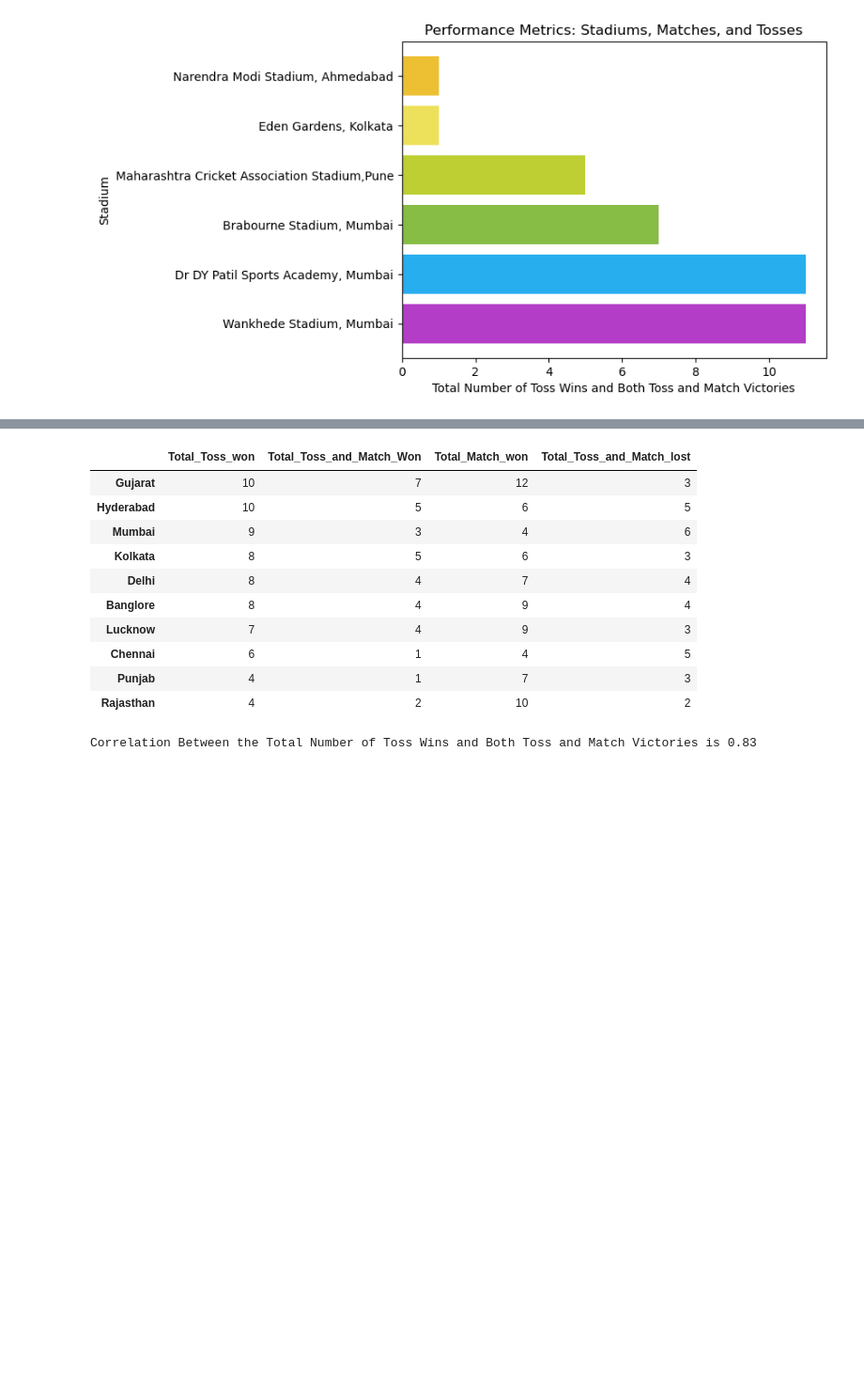
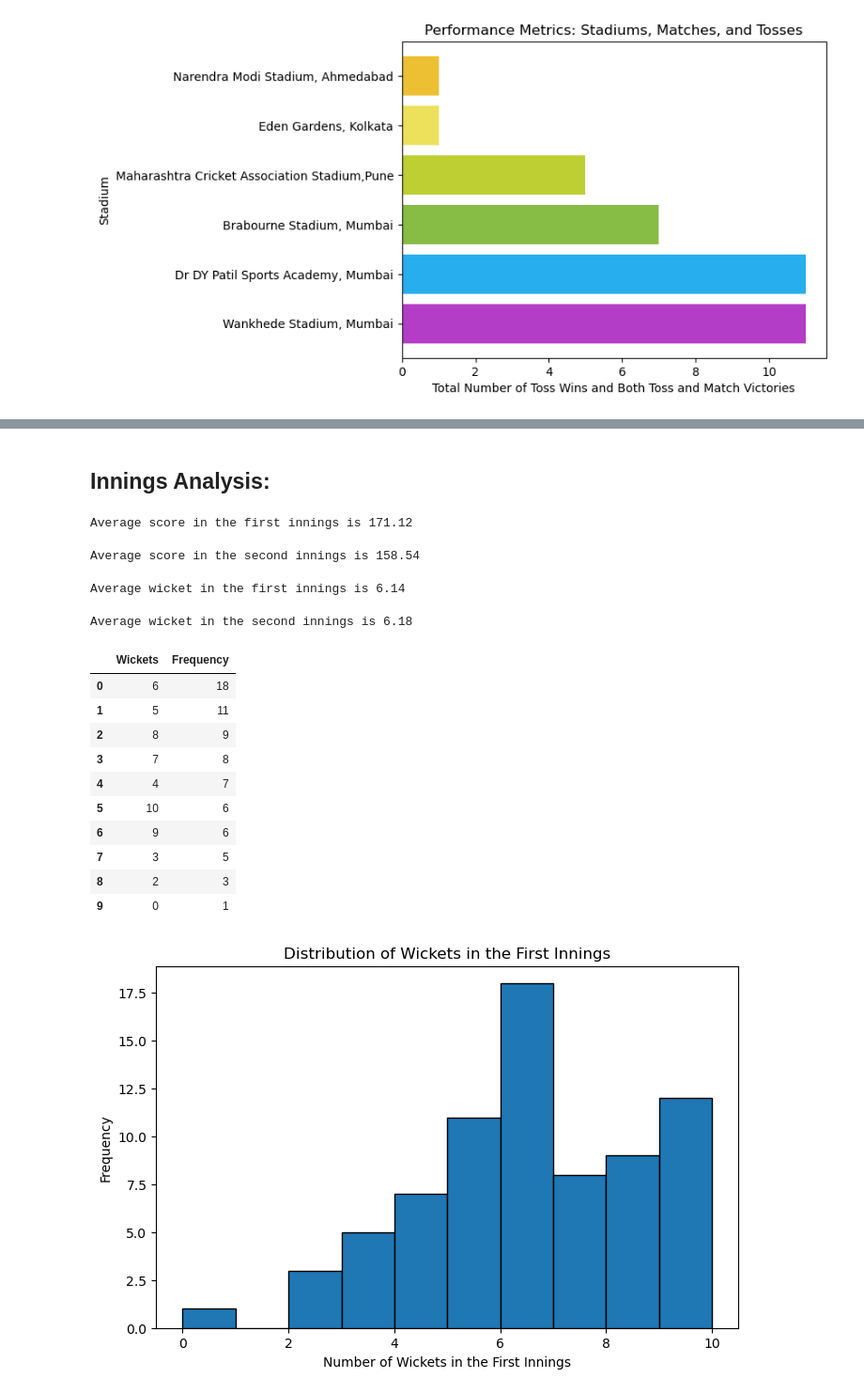
Before and after one commit to VishalRMahajan/IPL-2022-Insights-Analysis, a Jupyter notebook: IPL 2022 EDA.ipynb, the cells around one changed output, grey strips where cells are left out. Shown: that part at 94% size. Drawn from its saved outputs; the diff is of its cells as text; code cells hidden in the pictures; blank space fills up the shorter version.

```diff
--- a/IPL 2022 EDA.ipynb
+++ b/IPL 2022 EDA.ipynb
@@ -273,31 +310,48 @@ venue_tossandmatchwon.to_frame()
-# %%
-ipltoss_df=df[['venue','toss_winner','match_winner']].copy()
-
-ipltoss_df['Toss_and_winner_count']=(ipl_df['toss_winner']==ipl_df['match_winner']).astype(int)
-tossandmatchwon=ipltoss_df[ipltoss_df['Toss_and_winner_count'] == 1]
-tossandmatchwoncount=tossandmatchwon['toss_winner'].value_counts()
-tossandmatchwoncount.to_frame()
-merged_df = pd.merge(tosswoncount, tossandmatchwoncount, on='toss_winner')
-merged_df = merged_df.merge(matchswon.to_frame(), left_index=True, right_index=True)
-merged_df.rename(columns={'count_x':'Total_Toss_won','count_y':'Total_Toss_and_Match_Won', \
-                          'count':'Total_Match_won'}, inplace=True)
-merged_df['Total_Toss_and_Match_lost']=merged_df['Total_Toss_won']-merged_df['Total_Toss_and_Match_Won']
-
-merged_df
-# %% [output]
-|  | Total_Toss_won | Total_Toss_and_Match_Won | Total_Match_won | Total_Toss_and_Match_lost |
-| Gujarat | 10 | 7 | 12 | 3 |
-| Hyderabad | 10 | 5 | 6 | 5 |
-| Mumbai | 9 | 3 | 4 | 6 |
-| Kolkata | 8 | 5 | 6 | 3 |
-| Delhi | 8 | 4 | 7 | 4 |
-| Banglore | 8 | 4 | 9 | 4 |
-| Lucknow | 7 | 4 | 9 | 3 |
-| Chennai | 6 | 1 | 4 | 5 |
-| Punjab | 4 | 1 | 7 | 3 |
-| Rajasthan | 4 | 2 | 10 | 2 |
-# %%
-correlationofwinning = merged_df['Total_Toss_won'].corr(merged_df['Total_Toss_and_Match_Won'])
-print(f"Correlation Between the Total Number of Toss Wins and Both Toss and Match Victories is {correlationofwinning:.2f}")
-# %% [output]
-Correlation Between the Total Number of Toss Wins and Both Toss and Match Victories is 0.83
+# %% [markdown]
+## Innings Analysis:
+# %%
+Average_score_of_First_Inning=df['first_ings_score'].mean()
+print(f"Average score in the first innings is {Average_score_of_First_Inning:.2f}")
+# %% [output]
+Average score in the first innings is 171.12
+# %%
+Average_score_of_Second_Inning=df['second_ings_score'].mean()
+print(f"Average score in the second innings is {Average_score_of_Second_Inning:.2f}")
+# %% [output]
+Average score in the second innings is 158.54
+# %%
+Average_wkts_of_first_Inning=df['first_ings_wkts'].mean()
+print(f"Average wicket in the first innings is {Average_wkts_of_first_Inning:.2f}")
+# %% [output]
+Average wicket in the first innings is 6.14
+# %%
+Average_wkts_of_Second_Inning=df['second_ings_wkts'].mean()
+print(f"Average wicket in the second innings is {Average_wkts_of_Second_Inning:.2f}")
+# %% [output]
+Average wicket in the second innings is 6.18
+# %%
+first_ings_wkts = df['first_ings_wkts']
+
+plt.figure(figsize=(8, 5))
+plt.hist(first_ings_wkts, bins=10, edgecolor='black')
+plt.xlabel('Number of Wickets in the First Innings')
+plt.ylabel('Frequency')
+plt.title('Distribution of Wickets in the First Innings')
+
+count_of_wkts_in_1st_innings = df['first_ings_wkts'].value_counts()
+count_of_wkts_in_1st_innings = count_of_wkts_in_1st_innings.to_frame().reset_index()
+count_of_wkts_in_1st_innings.columns = ['Wickets', 'Frequency']
+count_of_wkts_in_1st_innings
+# %% [output]
+|  | Wickets | Frequency |
+| 0 | 6 | 18 |
+| 1 | 5 | 11 |
+| 2 | 8 | 9 |
+| 3 | 7 | 8 |
+| 4 | 4 | 7 |
+| 5 | 10 | 6 |
+| 6 | 9 | 6 |
+| 7 | 3 | 5 |
+| 8 | 2 | 3 |
+| 9 | 0 | 1 |
+[figure, added]
```
Also changed, not shown: parts of 9 cells of this notebook.
